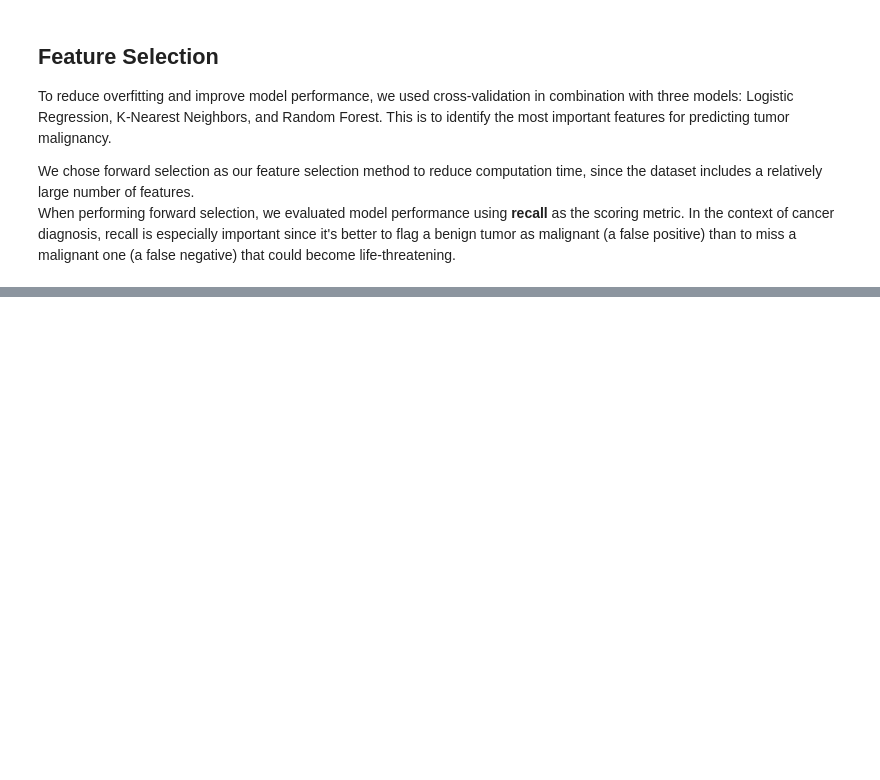
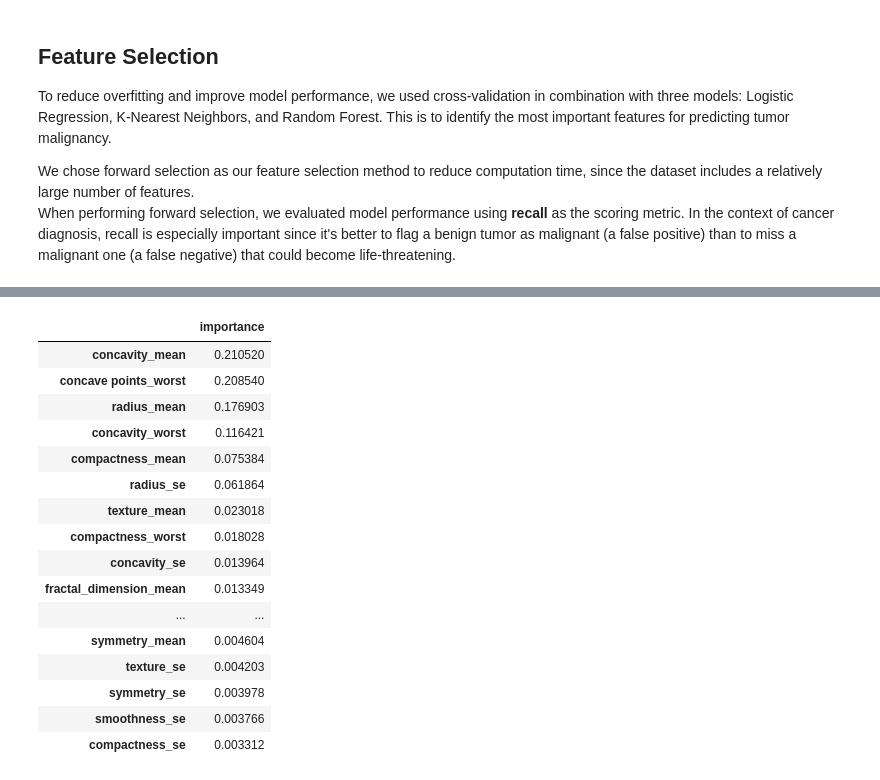
Before and after one commit to ninacunha/DataScienceGeneExpression, a Jupyter notebook: project.ipynb, the cells around one changed output, grey strips where cells are left out. Cells and saved outputs as stored; diff of their text form; code cells hidden in the pictures; blank space fills up the shorter version.

```diff
--- a/project.ipynb
+++ b/project.ipynb
@@ -96,18 +108,0 @@ selected_featuresRFC = sfs2.k_feature_names_
-# %%
-lsts = [[] for _ in selected_featuresLog]
-for i, feature in enumerate(selected_featuresLog):
-    lsts[i] = feature
-log_X= data[lsts]
-
-# Split the data into train and test
-x_train_log, x_test_log, y_train_log, y_test_log = train_test_split(log_X,
-                                                    y,
-                                                    random_state=314,
-                                                    test_size=0.25,
-                                                    shuffle=True)
-
-log_model = LogisticRegression(max_iter=1000)
-log_model.fit(x_train_log, y_train_log)
-predictions_log = log_model.predict(x_test_log)
-Log_confusion = confusion_table(predictions_log, y_test_log)
-Log_confusion
@@ -178,0 +173,25 @@ roc_curve_est(RFC_model,
+# %%
+model = accuracy_model[max(accuracy_scores)]
+
+feature_imp = pd.DataFrame(
+{'importance':model.feature_importances_},
+index=accuracy_scores[max(accuracy_scores)])
+feature_imp.sort_values(by='importance', ascending=False)
+# %% [output]
+|  | importance |
+| concavity_mean | 0.210520 |
+| concave points_worst | 0.208540 |
+| radius_mean | 0.176903 |
+| concavity_worst | 0.116421 |
+| compactness_mean | 0.075384 |
+| radius_se | 0.061864 |
+| texture_mean | 0.023018 |
+| compactness_worst | 0.018028 |
+| concavity_se | 0.013964 |
+| fractal_dimension_mean | 0.013349 |
+| ... | ... |
+| symmetry_mean | 0.004604 |
+| texture_se | 0.004203 |
+| symmetry_se | 0.003978 |
+| smoothness_se | 0.003766 |
+| compactness_se | 0.003312 |
```
Also changed, not shown: parts of 14 cells of this notebook.
